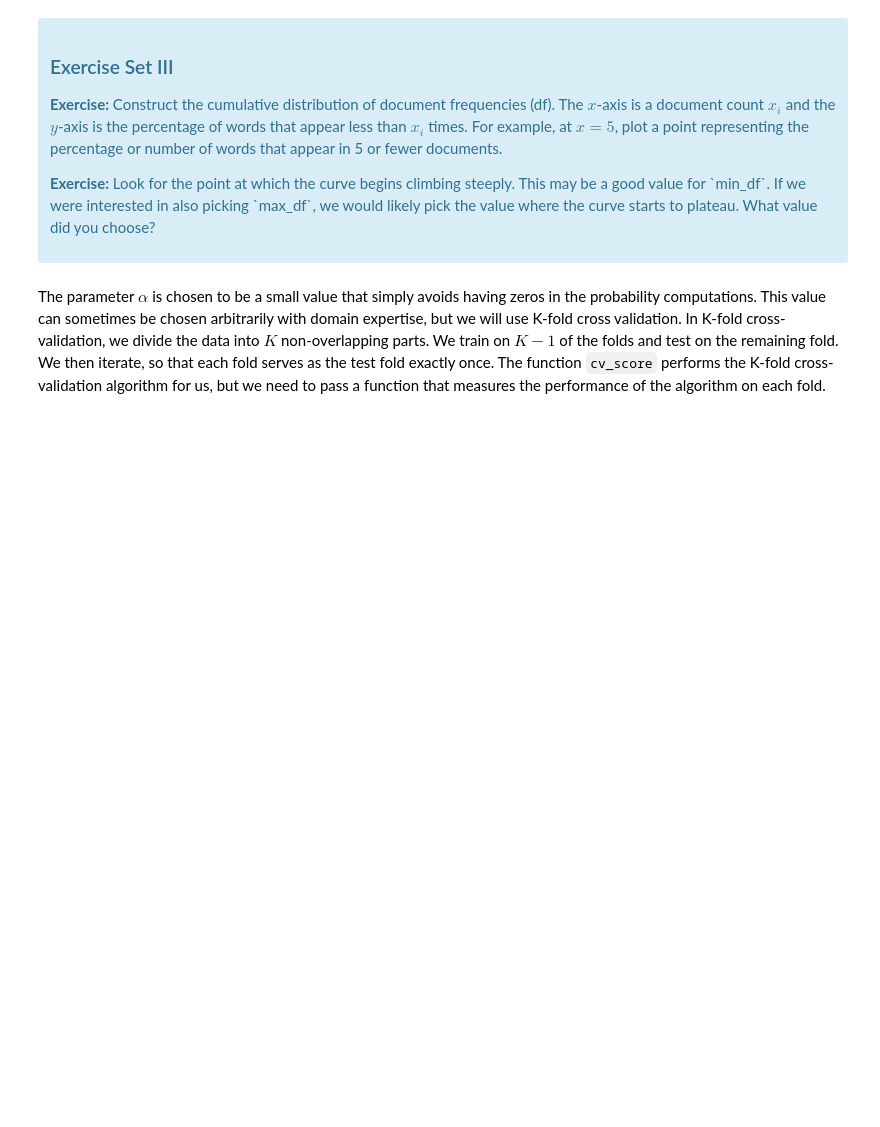
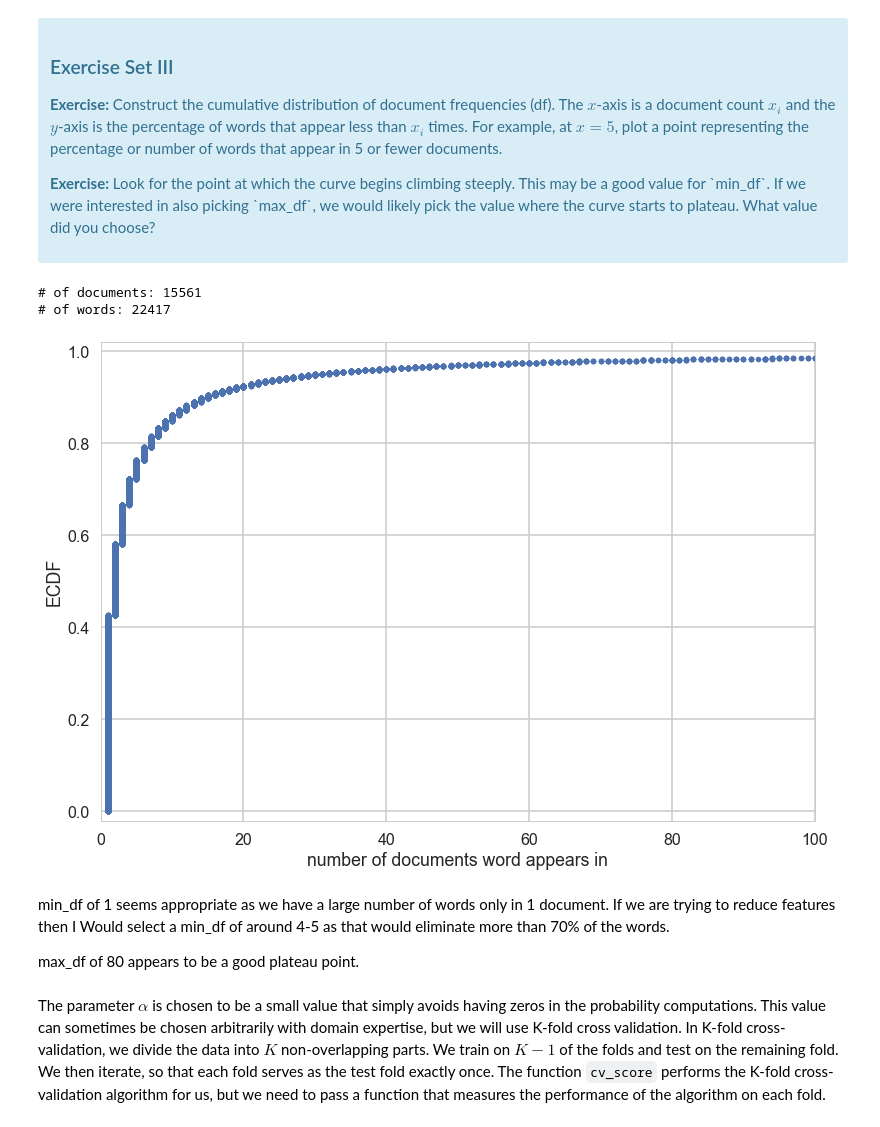
Before and after one commit to alexshieu/SpringBoard, a Jupyter notebook: Mini_Projects/Predicting_Movie_Ratings_from_Reviews_Using_Naive_Bayes/Mini_Project_Naive_Bayes.ipynb, the cells around one changed output. Cells and saved outputs as stored; diff of their text form; code cells hidden in the pictures; blank space fills up the shorter version.

```diff
--- a/Mini_Projects/Predicting_Movie_Ratings_from_Reviews_Using_Naive_Bayes/Mini_Project_Naive_Bayes.ipynb
+++ b/Mini_Projects/Predicting_Movie_Ratings_from_Reviews_Using_Naive_Bayes/Mini_Project_Naive_Bayes.ipynb
@@ -273,3 +332,38 @@ First, let's find an appropriate value for `min_df` for the `CountVectorizer`. `
+# %%
+df = X.toarray()
+documents, words = df.shape
+print("# of documents:", documents)
+print("# of words:", words)
+occurance = df.sum(axis=0)
+# %% [output]
+# of documents: 15561
+# of words: 22417
+# %%
+#ECDF Function
+def ecdf(data):
+    """Compute ECDF for a one-dimensional array of measurements."""
+    # Number of data points: n
+    n = len(data)
+    # x-data for the ECDF: x
+    x = np.sort(data)
+    # y-data for the ECDF: y
+    y = np.arange(1, n+1)/n
+    return x, y
+
+hist_x, hist_y = ecdf(occurance)
+
+_ = plt.plot(hist_x, hist_y, marker ='.', linestyle='none')
+_ = plt.xlabel('number of documents word appears in')
+_ = plt.ylabel('ECDF')
+_ = plt.xlim(0, 100) # to eliminate outliers
+plt.margins(0.02) # keeps data off plot edges
+plt.show()
+# %% [output]
+[figure, added]
+# %% [markdown]
+min_df of 1 seems appropriate as we have a large number of words only in 1 document. If we are trying to reduce features then I Would select a min_df of around 4-5 as that would eliminate more than 70% of the words.
+
+max_df of 80 appears to be a good plateau point.
 # %% [markdown]
 The parameter $\alpha$ is chosen to be a small value that simply avoids having zeros in the probability computations. This value can sometimes be chosen arbitrarily with domain expertise, but we will use K-fold cross validation. In K-fold cross-validation, we divide the data into $K$ non-overlapping parts. We train on $K-1$ of the folds and test on the remaining fold. We then iterate, so that each fold serves as the test fold exactly once. The function `cv_score` performs the K-fold cross-validation algorithm for us, but we need to pass a function that measures the performance of the algorithm on each fold.
 # %%
```
Also changed, not shown: parts of 10 cells of this notebook.
